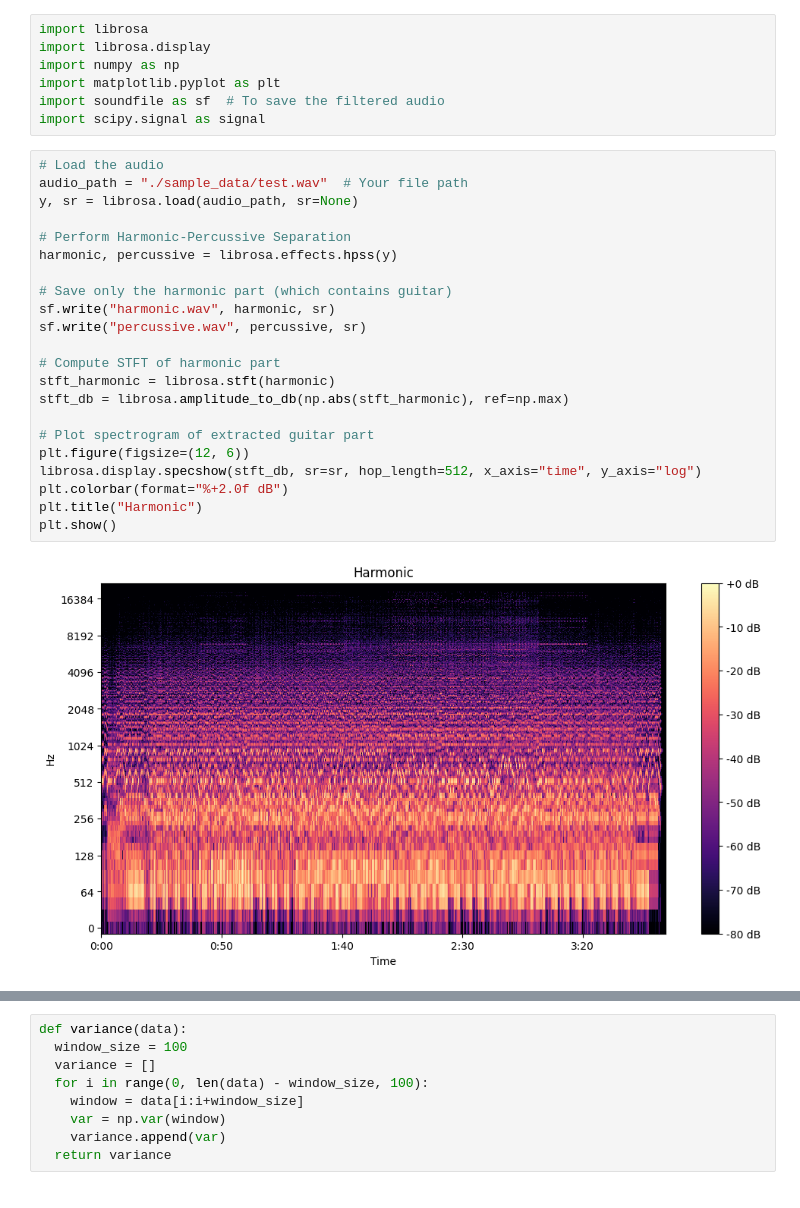
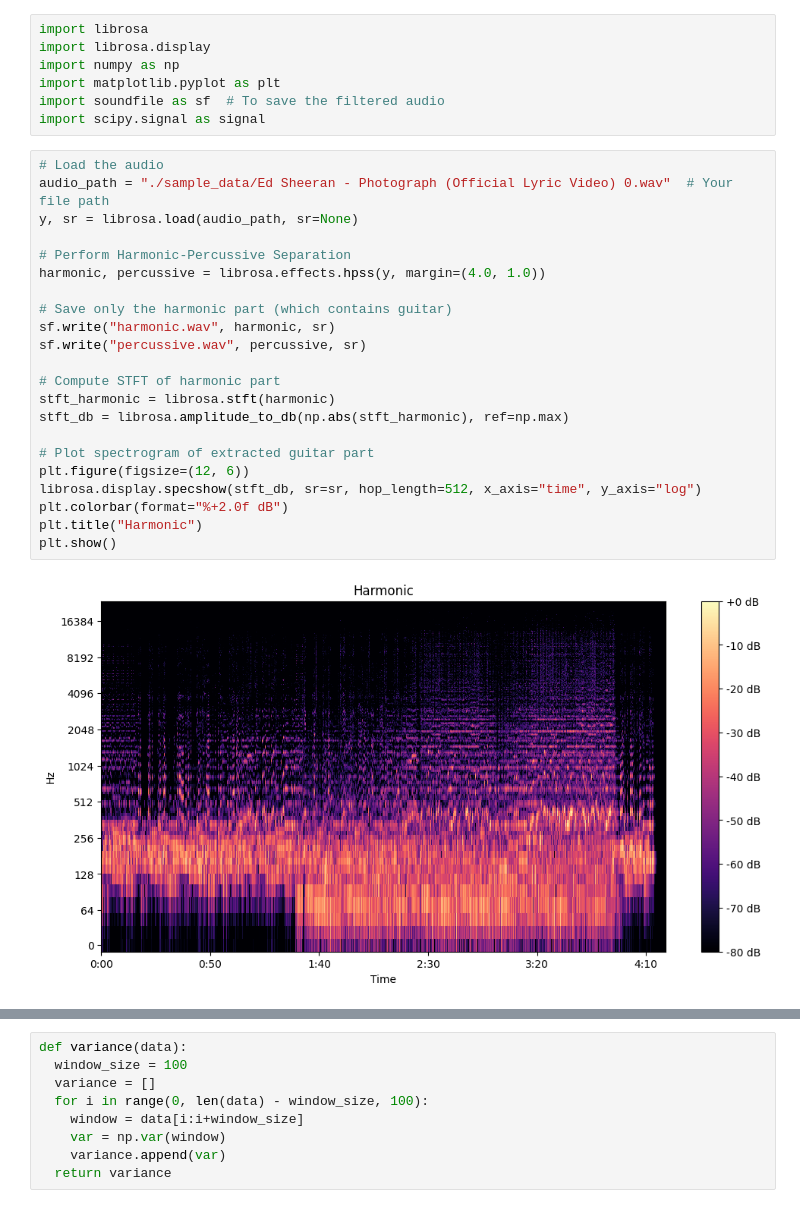
Before and after one commit to Ayush-Thakur-geek/Isolate_Heuristic_Test, a Jupyter notebook: isolate_test/filtering.ipynb, the cells around one changed output, grey strips where cells are left out. Saved outputs shown, nothing was run; the diff lists cells and outputs as text.

```diff
--- a/isolate_test/filtering.ipynb
+++ b/isolate_test/filtering.ipynb
@@ -7,28 +7,28 @@ import soundfile as sf  # To save the filtered audio
 import scipy.signal as signal
 # %%
 # Load the audio
-audio_path = "./sample_data/test.wav"  # Your file path
+audio_path = "./sample_data/Ed Sheeran - Photograph (Official Lyric Video) 0.wav"  # Your file path
 y, sr = librosa.load(audio_path, sr=None)
 
 # Perform Harmonic-Percussive Separation
-harmonic, percussive = librosa.effects.hpss(y)
+harmonic, percussive = librosa.effects.hpss(y, margin=(4.0, 1.0))
 
 # Save only the harmonic part (which contains guitar)
 sf.write("harmonic.wav", harmonic, sr)
 sf.write("percussive.wav", percussive, sr)
 
 # Compute STFT of harmonic part
 stft_harmonic = librosa.stft(harmonic)
 stft_db = librosa.amplitude_to_db(np.abs(stft_harmonic), ref=np.max)
 
 # Plot spectrogram of extracted guitar part
 plt.figure(figsize=(12, 6))
 librosa.display.specshow(stft_db, sr=sr, hop_length=512, x_axis="time", y_axis="log")
 plt.colorbar(format="%+2.0f dB")
 plt.title("Harmonic")
 plt.show()
 # %% [output]
-[figure, old version]
+[figure, new version]
 # %%
 stft_percussive = librosa.stft(percussive)
 stft_db_percussive = librosa.amplitude_to_db(np.abs(stft_percussive), ref=np.max)
```
Also changed, not shown: parts of 17 cells of this notebook.
